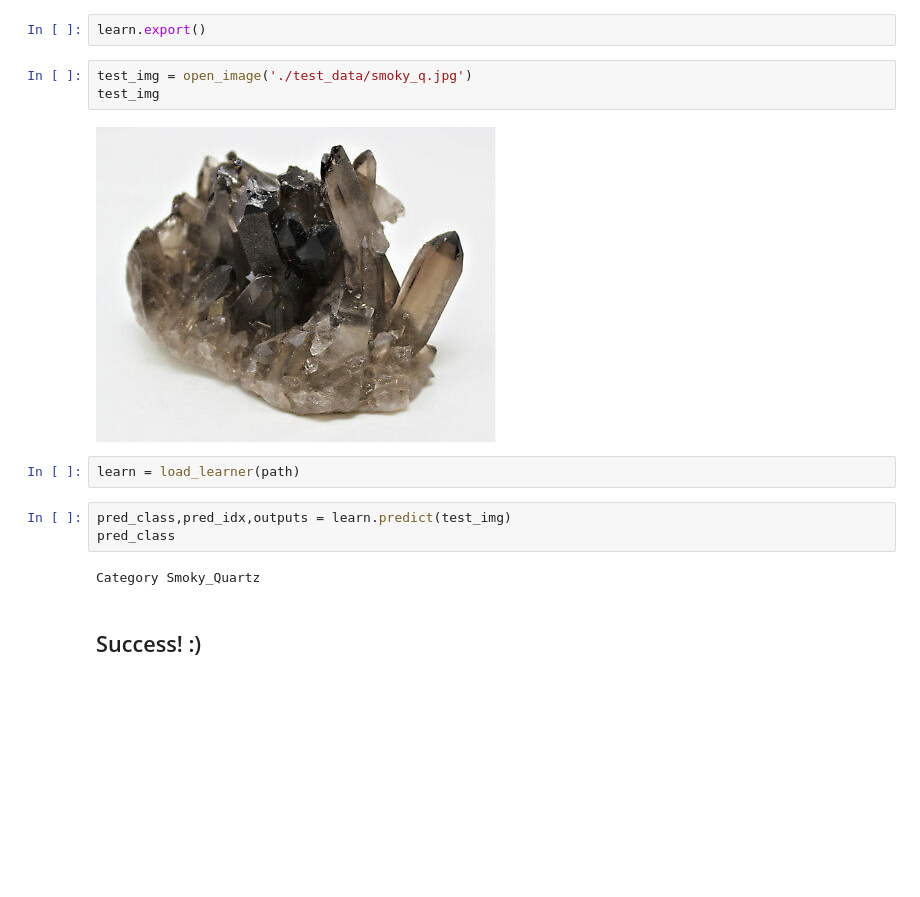
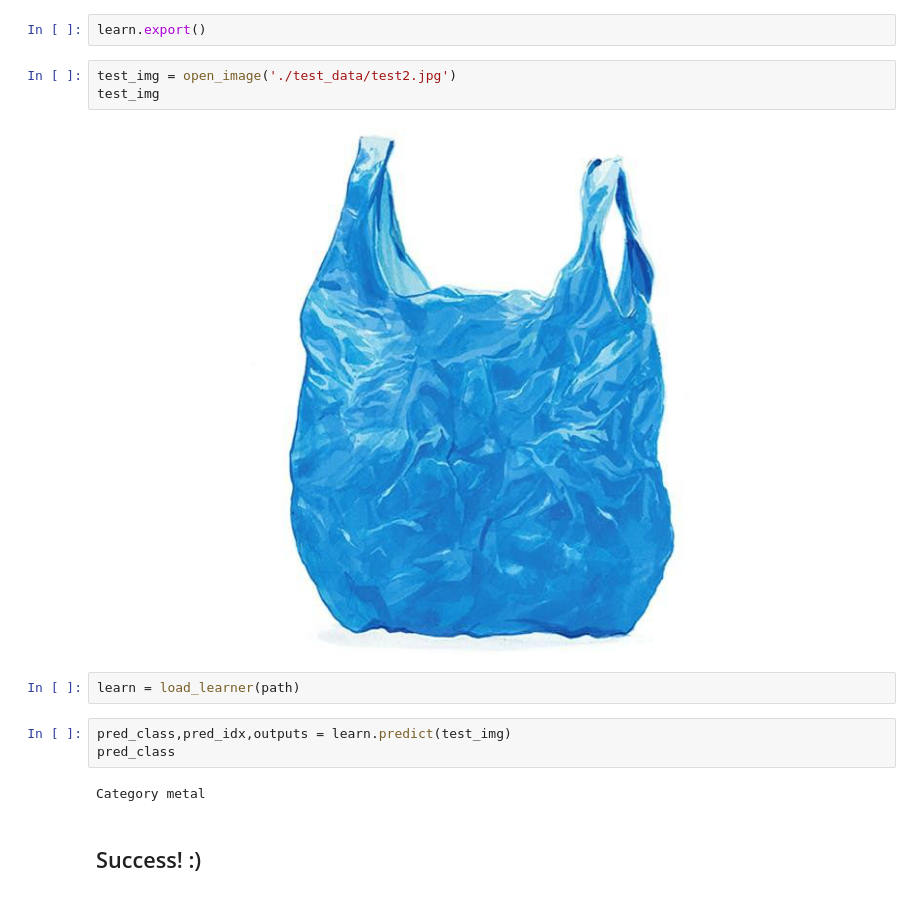
Before and after one commit to ElliotEckholm/Recycle_ai_Lab, a Jupyter notebook: Recycle_ai_Lab.ipynb, the cells around one changed output. Drawn from its saved outputs; the diff is of its cells as text; blank space fills up the shorter version.

```diff
--- a/Recycle_ai_Lab.ipynb
+++ b/Recycle_ai_Lab.ipynb
@@ -122,16 +193,16 @@ interp.plot_confusion_matrix()
 # %%
 learn.export()
 # %%
-test_img = open_image('./test_data/smoky_q.jpg')
+test_img = open_image('./test_data/test2.jpg')
 test_img
 # %% [output]
-[figure, old version]
+[figure, new version]
 # %%
 learn = load_learner(path)
 # %%
 pred_class,pred_idx,outputs = learn.predict(test_img)
 pred_class
 # %% [output]
-Category Smoky_Quartz
+Category metal
 # %% [markdown]
 ## Success! :)
```
Also changed, not shown: parts of 17 cells of this notebook, 4 other files.
